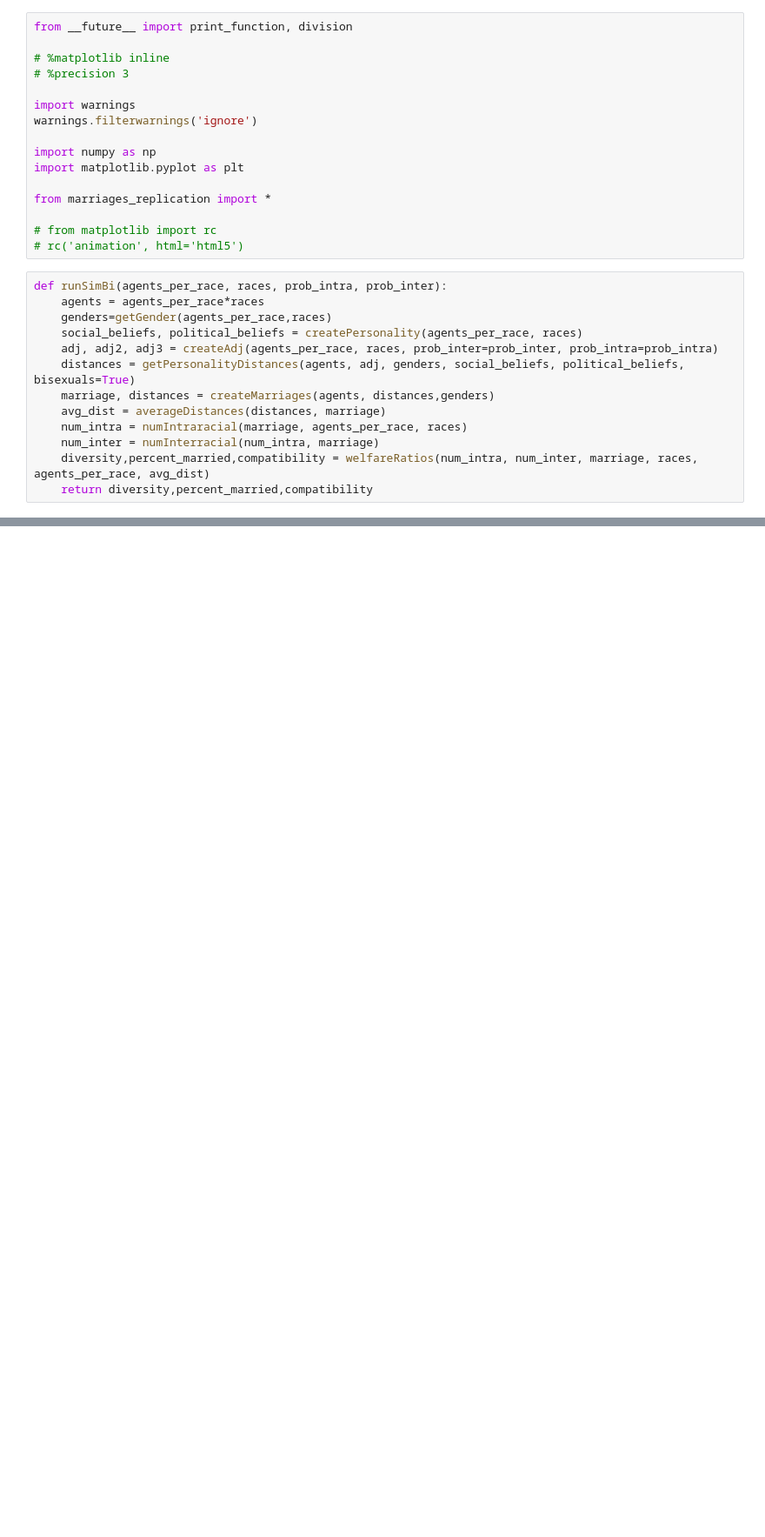
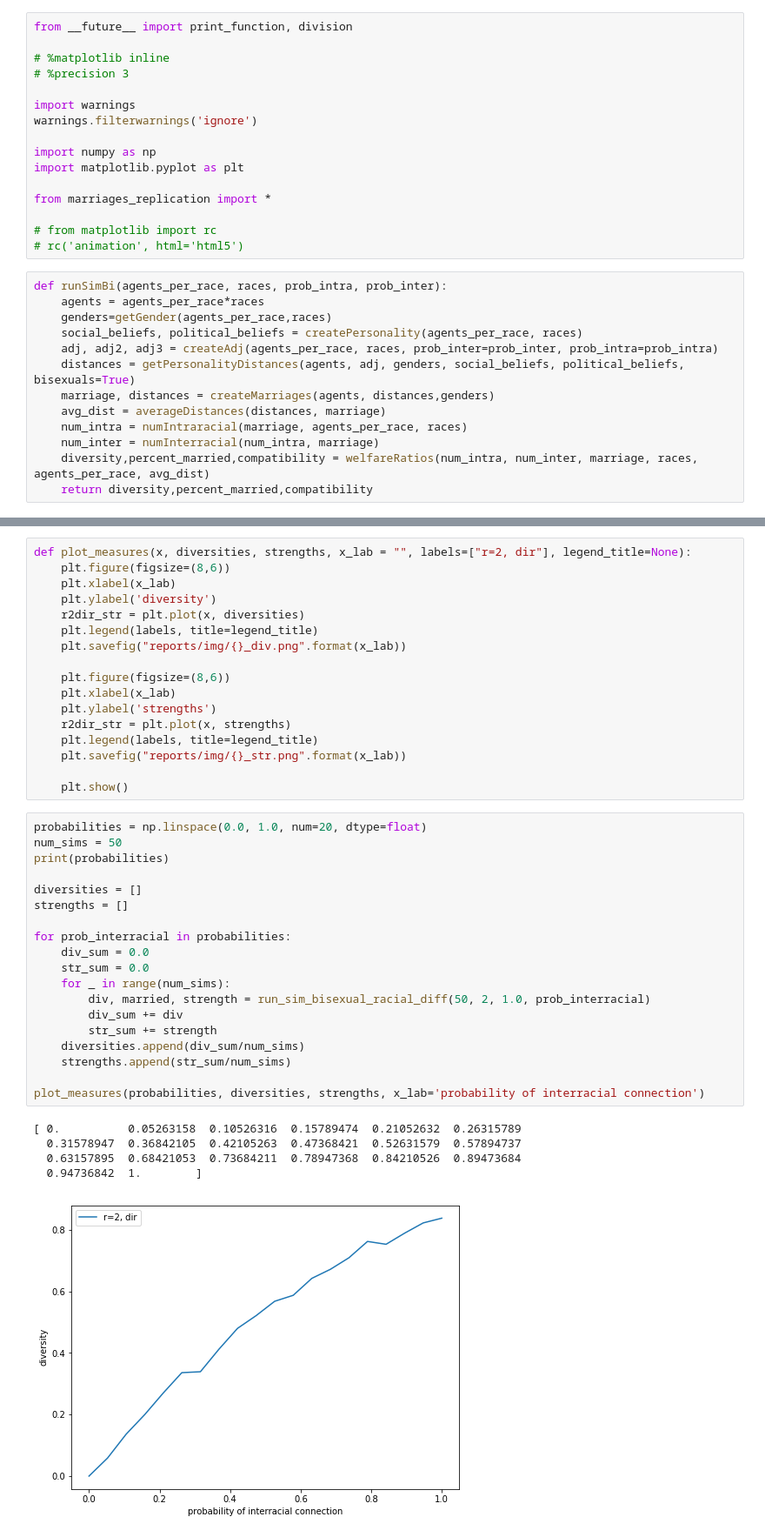
Before and after one commit to poosomooso/Gaygents, a Jupyter notebook: Gaygents_Extension.ipynb, the cells around one changed output, grey strips where cells are left out. Shown at 87% size. Cells and saved outputs as stored; diff of their text form; blank space fills up the shorter version.

```diff
--- a/Gaygents_Extension.ipynb
+++ b/Gaygents_Extension.ipynb
@@ -139,0 +196,42 @@ plt.show()
+# %%
+def plot_measures(x, diversities, strengths, x_lab = "", labels=["r=2, dir"], legend_title=None):
+    plt.figure(figsize=(8,6))
+    plt.xlabel(x_lab)
+    plt.ylabel('diversity')
+    r2dir_str = plt.plot(x, diversities)
+    plt.legend(labels, title=legend_title)
+    plt.savefig("reports/img/{}_div.png".format(x_lab))
+
+    plt.figure(figsize=(8,6))
+    plt.xlabel(x_lab)
+    plt.ylabel('strengths')
+    r2dir_str = plt.plot(x, strengths)
+    plt.legend(labels, title=legend_title)
+    plt.savefig("reports/img/{}_str.png".format(x_lab))
+
+    plt.show()
+# %%
+probabilities = np.linspace(0.0, 1.0, num=20, dtype=float)
+num_sims = 50
+print(probabilities)
+
+diversities = []
+strengths = []
+
+for prob_interracial in probabilities:
+    div_sum = 0.0
+    str_sum = 0.0
+    for _ in range(num_sims):
+        div, married, strength = run_sim_bisexual_racial_diff(50, 2, 1.0, prob_interracial)
+        div_sum += div
+        str_sum += strength
+    diversities.append(div_sum/num_sims)
+    strengths.append(str_sum/num_sims)
+
+plot_measures(probabilities, diversities, strengths, x_lab='probability of interracial connection')
+# %% [output]
+[ 0.          0.05263158  0.10526316  0.15789474  0.21052632  0.26315789
+  0.31578947  0.36842105  0.42105263  0.47368421  0.52631579  0.57894737
+  0.63157895  0.68421053  0.73684211  0.78947368  0.84210526  0.89473684
+  0.94736842  1.        ]
+[figure, added]
```
Also changed, not shown: parts of 11 cells of this notebook.
